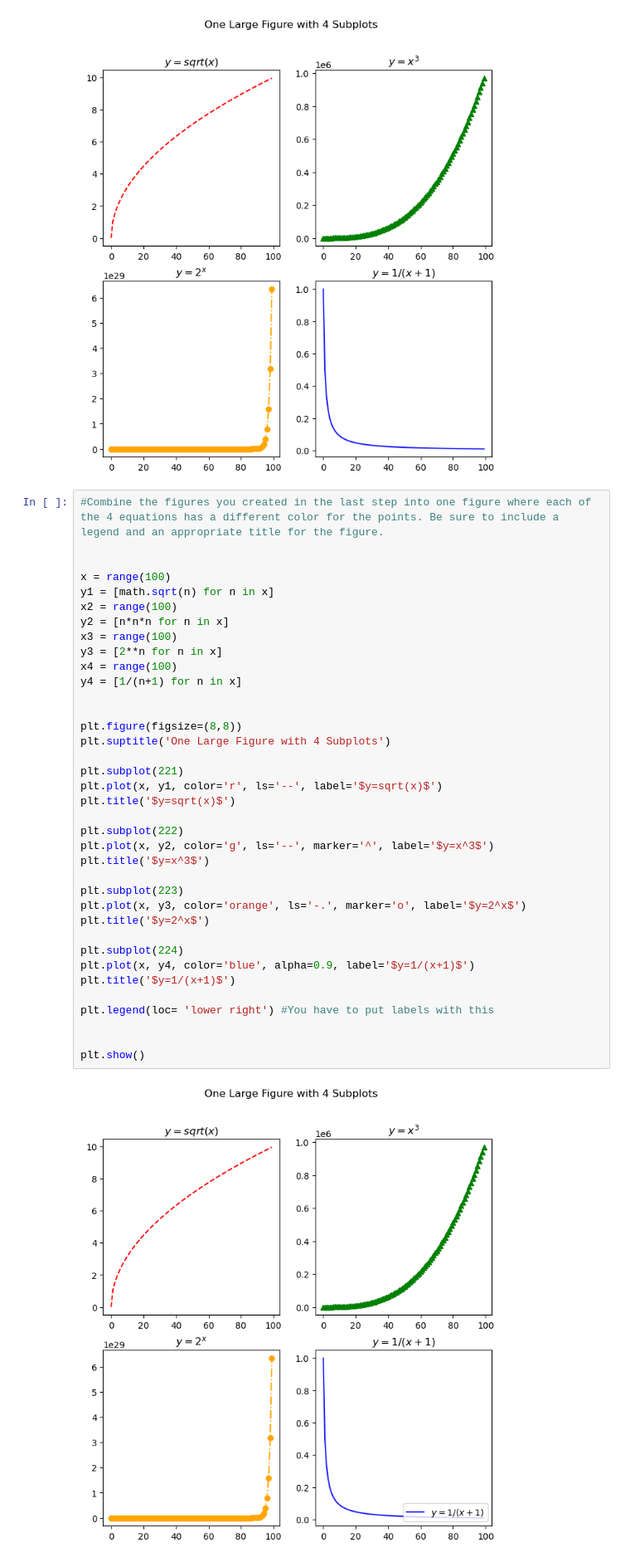
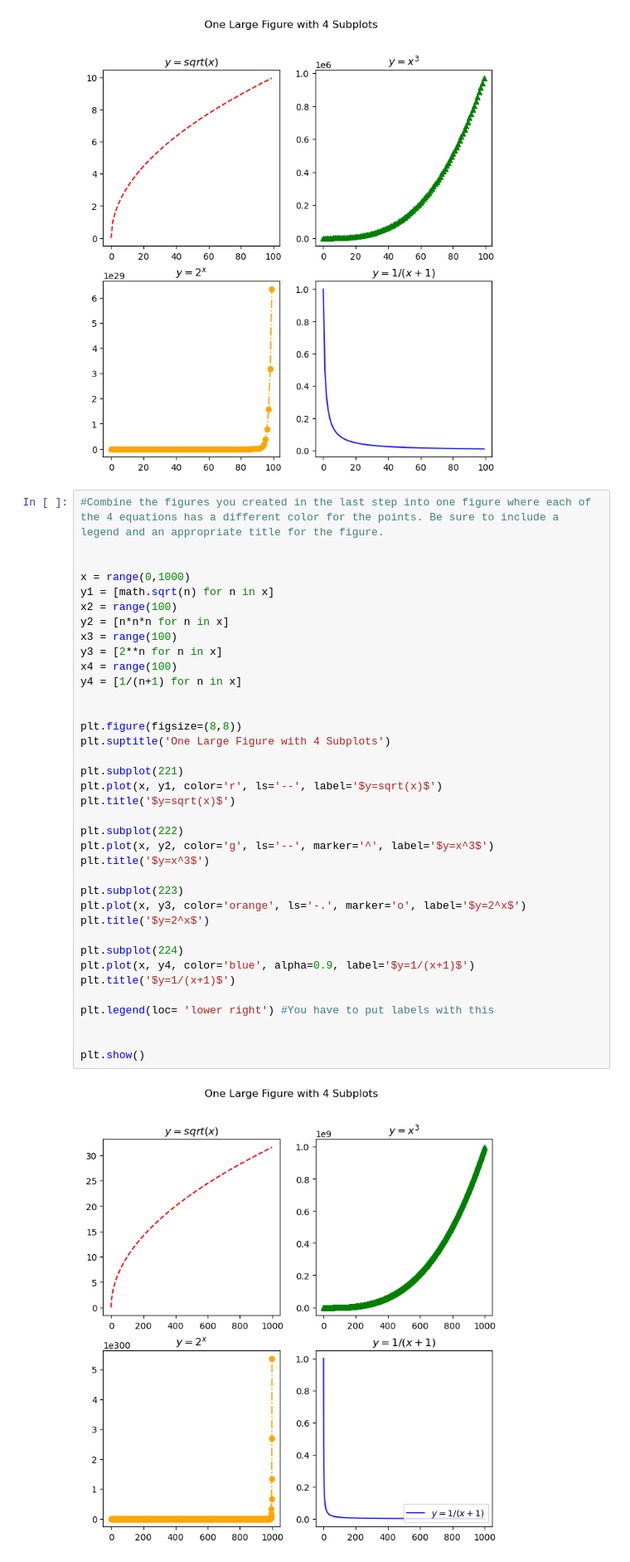
Before and after one commit to Saul-Gonzalez3/ds-libraries-exercises, a Jupyter notebook: matplotlib_exercises.ipynb, the cells around one changed output. Shown at 83% size. Drawn from its saved outputs; the diff is of its cells as text.

```diff
--- a/matplotlib_exercises.ipynb
+++ b/matplotlib_exercises.ipynb
@@ -116,38 +116,38 @@ plt.show()
 #Combine the figures you created in the last step into one figure where each of the 4 equations has a different color for the points. Be sure to include a legend and an appropriate title for the figure.
 
 
-x = range(100)
+x = range(0,1000)
 y1 = [math.sqrt(n) for n in x]
 x2 = range(100)
 y2 = [n*n*n for n in x]
 x3 = range(100)
 y3 = [2**n for n in x]
 x4 = range(100)
 y4 = [1/(n+1) for n in x]
 
 
 plt.figure(figsize=(8,8))
 plt.suptitle('One Large Figure with 4 Subplots')
 
 plt.subplot(221)
 plt.plot(x, y1, color='r', ls='--', label='$y=sqrt(x)$')
 plt.title('$y=sqrt(x)$')
 
 plt.subplot(222)
 plt.plot(x, y2, color='g', ls='--', marker='^', label='$y=x^3$')
 plt.title('$y=x^3$')
 
 plt.subplot(223)
 plt.plot(x, y3, color='orange', ls='-.', marker='o', label='$y=2^x$')
 plt.title('$y=2^x$')
 
 plt.subplot(224)
 plt.plot(x, y4, color='blue', alpha=0.9, label='$y=1/(x+1)$')
 plt.title('$y=1/(x+1)$')
 
 plt.legend(loc= 'lower right') #You have to put labels with this
 
 
 plt.show()
 # %% [output]
-[figure, old version]
+[figure, new version]
```
